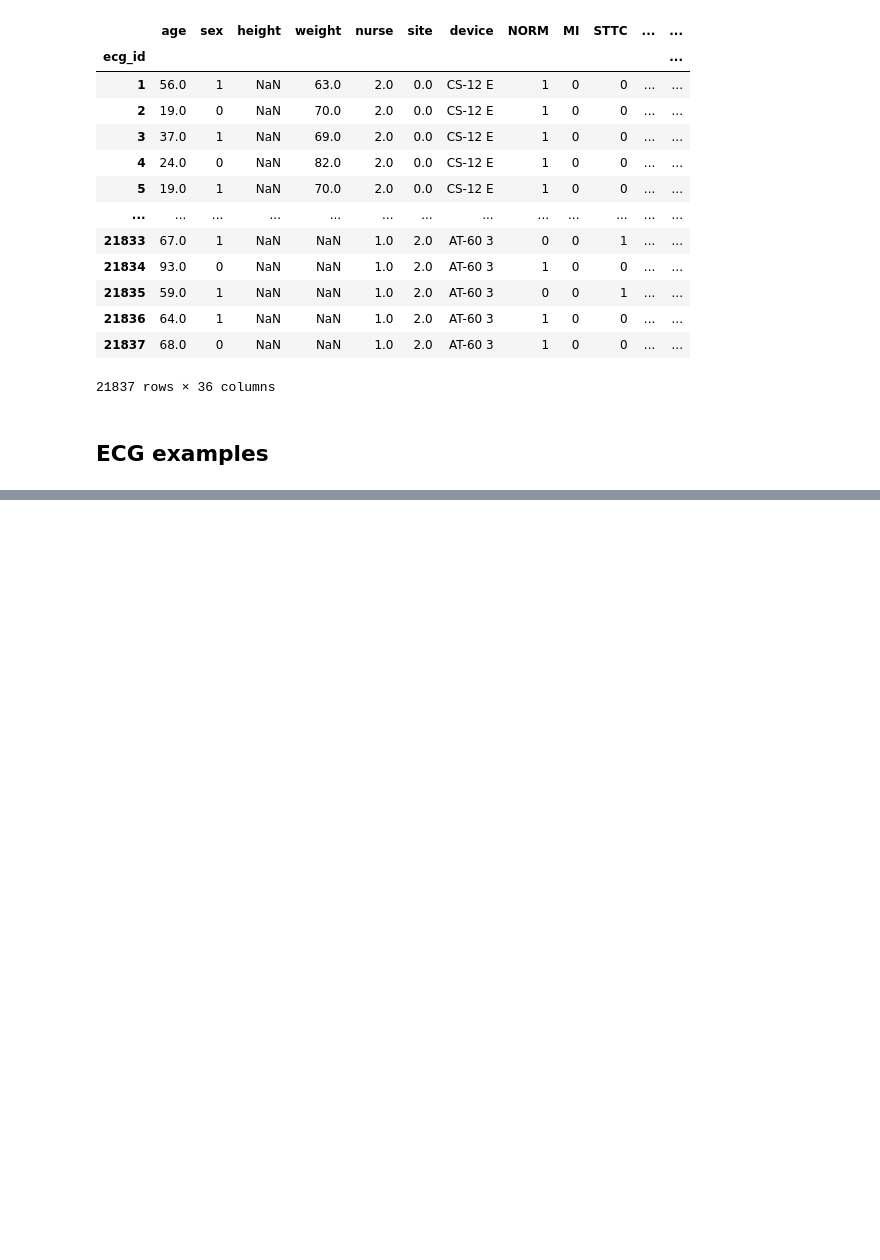
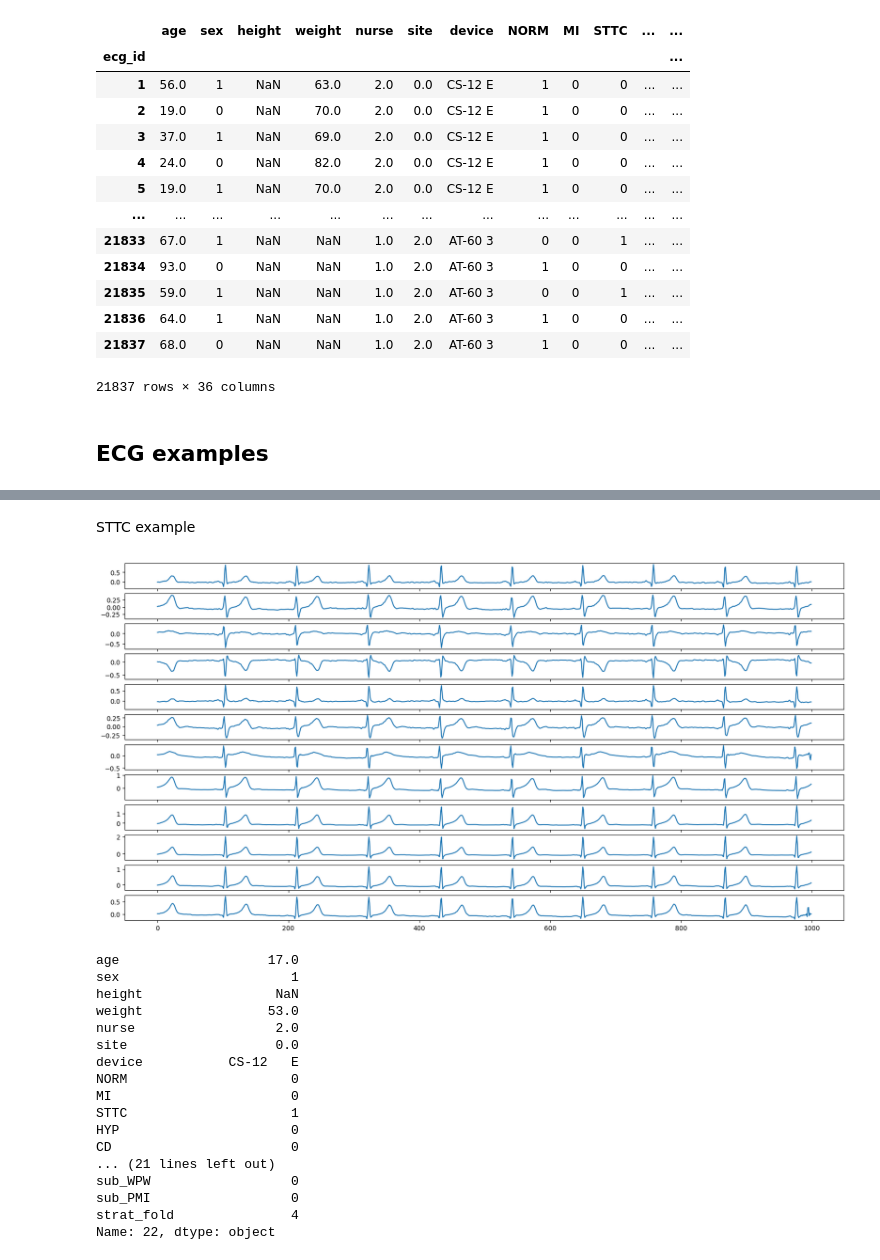
Before and after one commit to HenrikLogJacobsen/DL_UNICT, a Jupyter notebook: Data_Analysis.ipynb, the cells around one changed output, grey strips where cells are left out. Drawn from its saved outputs; the diff is of its cells as text; code cells hidden in the pictures; blank space fills up the shorter version.

```diff
--- a/Data_Analysis.ipynb
+++ b/Data_Analysis.ipynb
@@ -357,0 +420,29 @@ y_all
+# %% [markdown]
+STTC example
+# %%
+sttc_idx = y_all[y_all['STTC'] == 1].index[0]
+sttc_sample = x_all[sttc_idx+1]
+bar, axes = plt.subplots(sttc_sample.shape[1], 1, figsize=(20, 10))
+for i in range(sttc_sample.shape[1]):
+    sns.lineplot(x=np.arange(sttc_sample.shape[0]), y=sttc_sample[:, i], ax=axes[i])
+plt.show()
+print(y_all.loc[sttc_idx])
+# %% [output]
+[figure, added]
+age                   17.0
+sex                      1
+height                 NaN
+weight                53.0
+nurse                  2.0
+site                   0.0
+device           CS-12   E
+NORM                     0
+MI                       0
+STTC                     1
+HYP                      0
+CD                       0
+... (21 lines left out)
+sub_WPW                  0
+sub_PMI                  0
+strat_fold               4
+Name: 22, dtype: object
```
Also changed, not shown: parts of 15 cells of this notebook.
